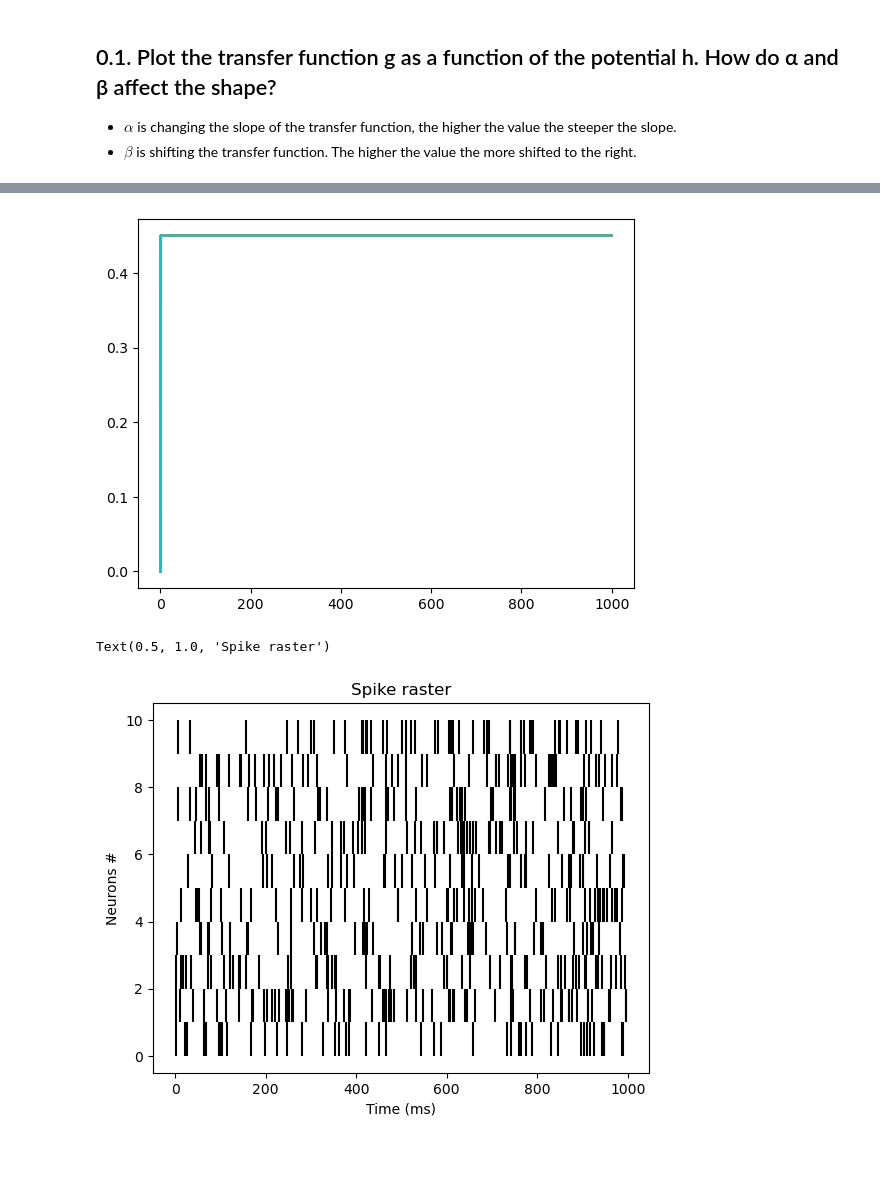
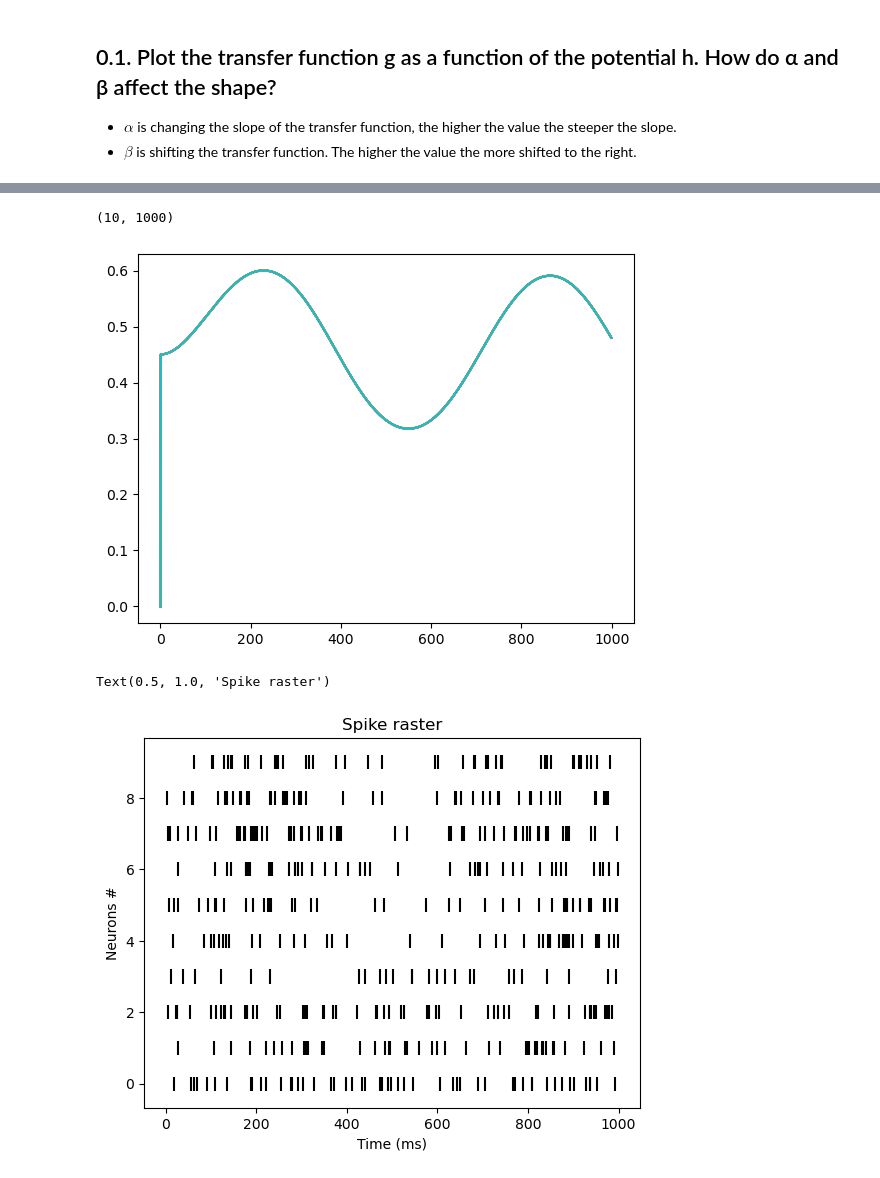
Before and after one commit to nosratullah/path_integration, a Jupyter notebook: attractors.ipynb, the cells around one changed output, grey strips where cells are left out. Saved outputs shown, nothing was run; the diff lists cells and outputs as text; code cells hidden in the pictures.

```diff
--- a/attractors.ipynb
+++ b/attractors.ipynb
@@ -44,8 +44,11 @@ h = np.zeros((N, int(T/dt)))
 t = np.linspace(0, T, int(T/dt))
 I0 = 2 # A
 omega = .1 # Hz
-I = np.zeros((N, int(T/dt))) # input current
-# I = I0 * np.sin(omega * np.linspace(0, T, int(T/dt)))
+# I = np.zeros((N, int(T/dt))) # input current
+# I_noisy = np.random.normal(0, 1, (N, int(T/dt)))
+I = I0 * np.sin(omega * np.linspace(0, T, int(T/dt)))
+# repeating the input current for all neurons
+I = np.tile(I, (N, 1))
 # I[:,:] = I0 * np.sin(omega * t)
 rate = np.zeros((N, int(T/dt)))
 spikes = np.zeros((N, int(T/dt)))
@@ -60,3 +63,7 @@ Text(0, 0.5, 'Current (A)')
+# %%
+I.shape
+# %% [output]
+(10, 1000)
 # %%
 for t in range(1, int(T/dt)):
     h[:, t] = h[:, t-1] + dt * dhdt(h[:, t-1], I[:, t-1], tau, R)
@@ -67,15 +74,15 @@ for t in range(1, int(T/dt)):
 for n in range(N):
     plt.plot(rate[n, :])
 # %% [output]
-[figure, old version]
+[figure, new version]
 # %%
 # plotting the spike raster
 for n in range(N):
     spikes_n = np.where(spikes[n, :])[0]
-    plt.vlines(spikes_n, n, n+1, color='black')
+    plt.vlines(spikes_n, n-.2, n+.2, color='black')
 plt.xlabel('Time (ms)')
 plt.ylabel('Neurons #')
 plt.title('Spike raster')
 # %% [output]
 Text(0.5, 1.0, 'Spike raster')
-[figure, old version]
+[figure, new version]
```
Also changed, not shown: parts of 1 cell of this notebook.
